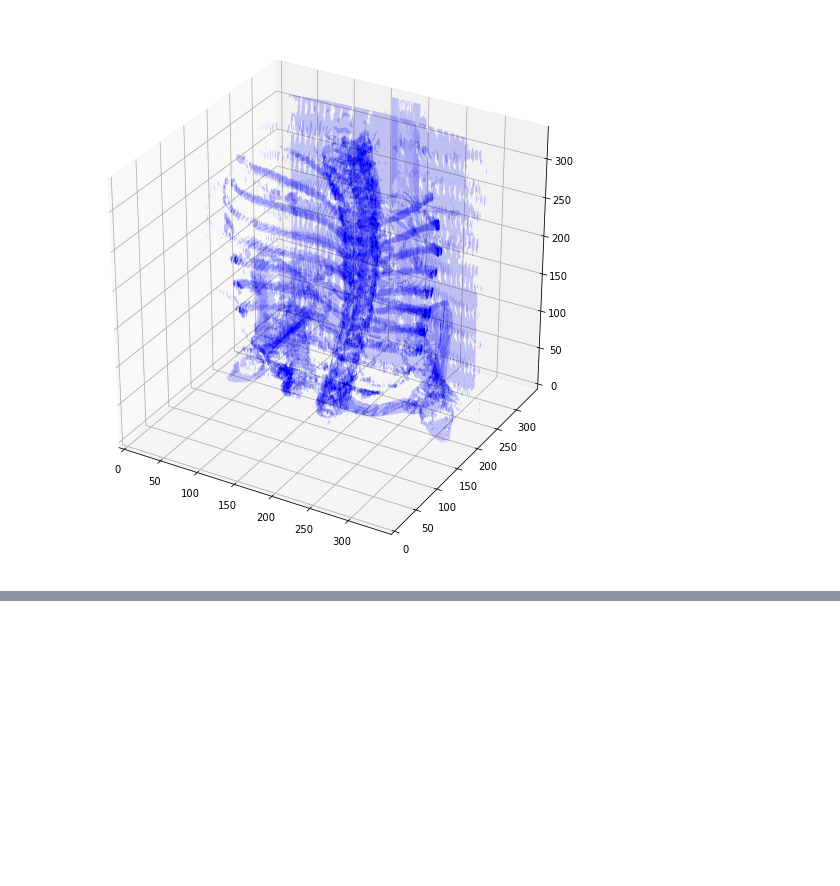
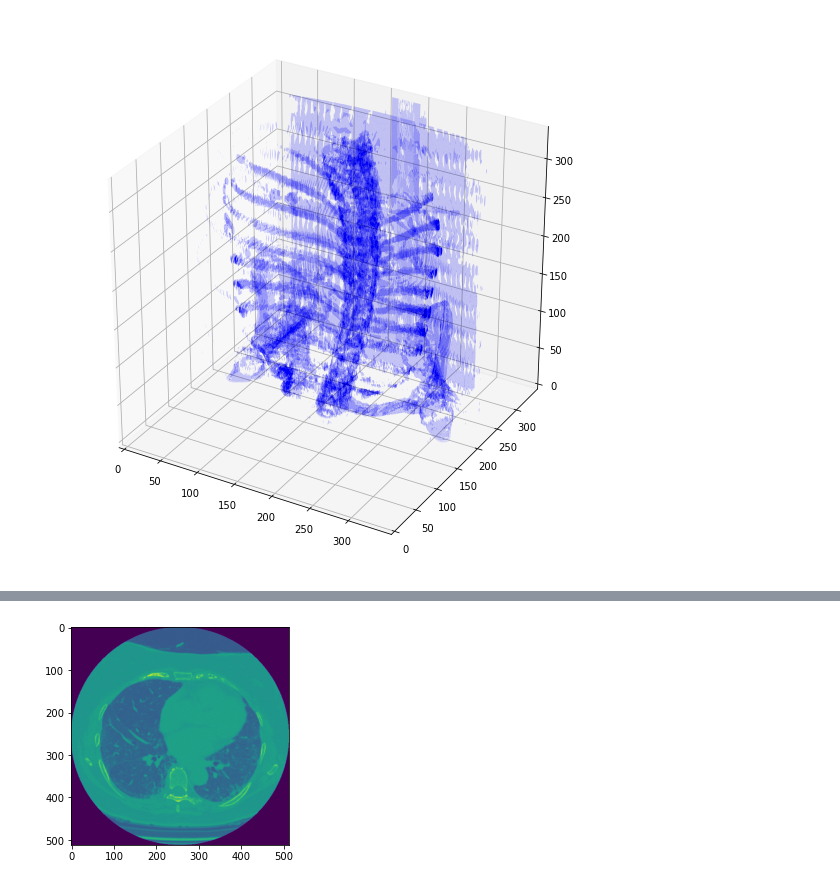
Before and after one commit to alibabaz/kaggle_osic_pulmonary_fibrosis, a Jupyter notebook: osic_explorations.ipynb, the cells around one changed output, grey strips where cells are left out. Cells and saved outputs as stored; diff of their text form; code cells hidden in the pictures; blank space fills up the shorter version.

```diff
--- a/osic_explorations.ipynb
+++ b/osic_explorations.ipynb
@@ -781,0 +810,4 @@ This is def upside down and it looks like there's some weird plate behind the sp
+# %%
+plt.imshow(min_sorted[250].pixel_array);
+# %% [output]
+[figure, added]
```
Also changed, not shown: parts of 27 cells of this notebook.
